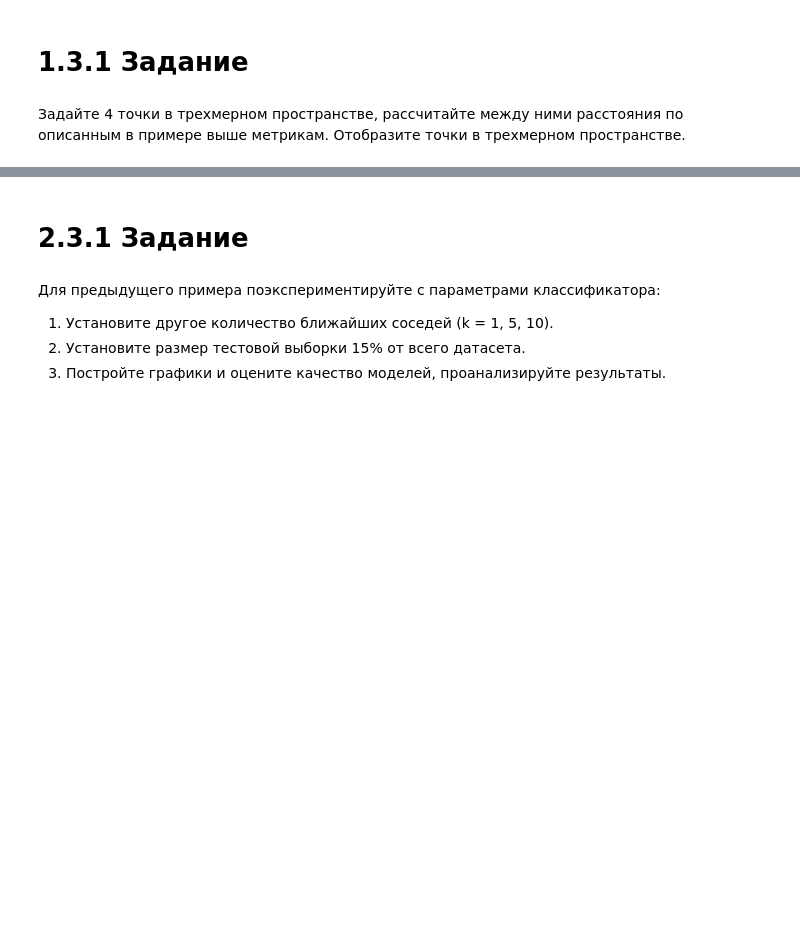
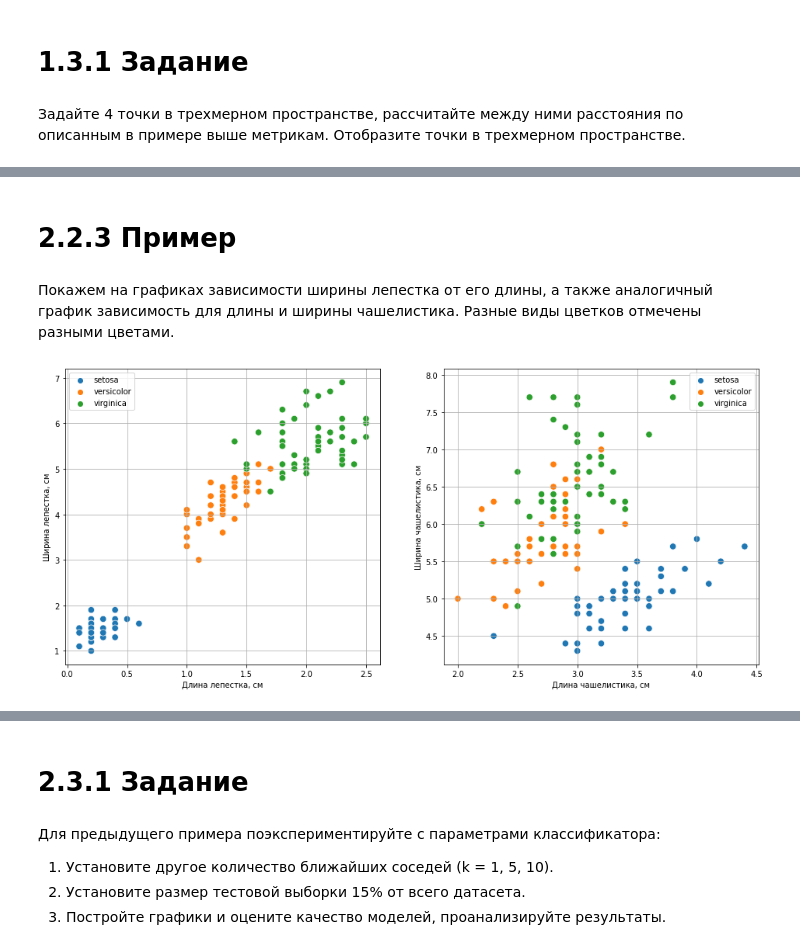
Before and after one commit to paveldm/AI-repos, a Jupyter notebook: Workbook3.ipynb, the cells around one changed output, grey strips where cells are left out. Cells and saved outputs as stored; diff of their text form; code cells hidden in the pictures; blank space fills up the shorter version.

```diff
--- a/Workbook3.ipynb
+++ b/Workbook3.ipynb
@@ -168,0 +236,6 @@ XW
+# %%
+from sklearn.neighbors import KNeighborsClassifier
+import seaborn as sns
+
+iris = sns.load_dataset('iris')
+iris
@@ -168,0 +256,30 @@ XW
+# %% [markdown]
+# 2.2.3 Пример
+# %% [markdown]
+Покажем на графиках зависимости ширины лепестка от его длины, а также аналогичный график зависимость для длины и ширины чашелистика. Разные виды цветков отмечены разными цветами.
+# %%
+# Объявляем фигуру из двух графиков и ее размер
+plt.figure(figsize=(16, 7))
+
+# Левый график
+plt.subplot(121)
+sns.scatterplot(
+    data=iris, # из этой таблицы нарисовать точки
+    x='petal_width', y='petal_length', # с этими координатами,
+    hue='species', # для которых цвет определить согласно этому столбцу
+    s=70 # размер точек
+)
+plt.xlabel('Длина лепестка, см')
+plt.ylabel('Ширина лепестка, см')
+plt.legend() # добавить легенду
+plt.grid() # добавить сетку
+
+# Правый график аналогично
+plt.subplot(122)
+sns.scatterplot(data=iris, x='sepal_width', y='sepal_length', hue='species', s=70)
+plt.xlabel('Длина чашелистика, см')
+plt.ylabel('Ширина чашелистика, см')
+plt.legend()
+plt.grid();
+# %% [output]
+[figure, added]
```
Also changed, not shown: parts of 24 cells of this notebook.
